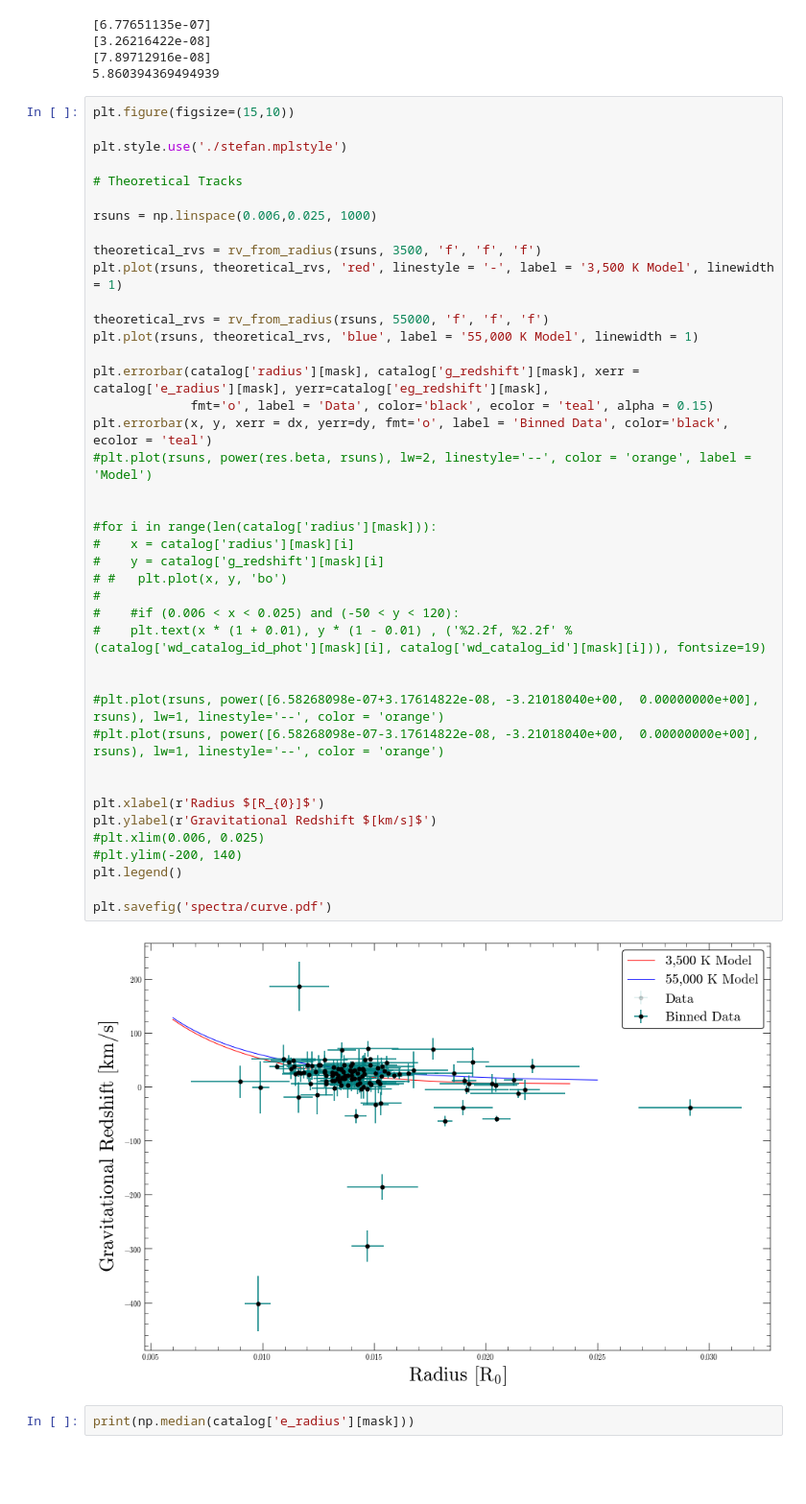
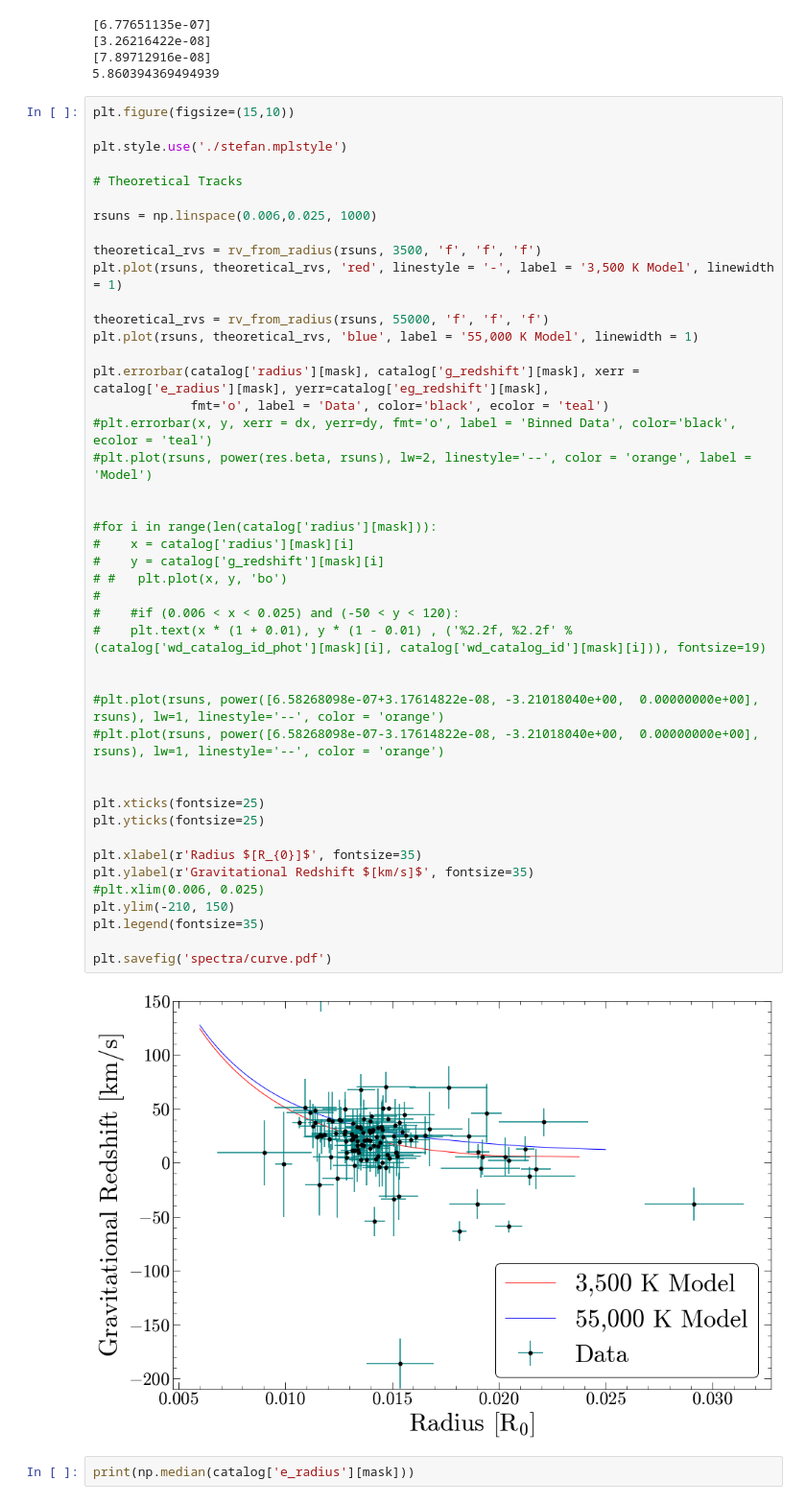
Before and after one commit to stefanarseneau/gravitational-redshift, a Jupyter notebook: 05_relation.ipynb, the cells around one changed output. Shown: that part at 96% size. Drawn from its saved outputs; the diff is of its cells as text; blank space fills up the shorter version.

```diff
--- a/05_relation.ipynb
+++ b/05_relation.ipynb
@@ -345,40 +345,43 @@ plt.style.use('./stefan.mplstyle')
 
 rsuns = np.linspace(0.006,0.025, 1000)
 
 theoretical_rvs = rv_from_radius(rsuns, 3500, 'f', 'f', 'f')
 plt.plot(rsuns, theoretical_rvs, 'red', linestyle = '-', label = '3,500 K Model', linewidth = 1)
 
 theoretical_rvs = rv_from_radius(rsuns, 55000, 'f', 'f', 'f')
 plt.plot(rsuns, theoretical_rvs, 'blue', label = '55,000 K Model', linewidth = 1)
 
 plt.errorbar(catalog['radius'][mask], catalog['g_redshift'][mask], xerr = catalog['e_radius'][mask], yerr=catalog['eg_redshift'][mask],
-             fmt='o', label = 'Data', color='black', ecolor = 'teal', alpha = 0.15)
-plt.errorbar(x, y, xerr = dx, yerr=dy, fmt='o', label = 'Binned Data', color='black', ecolor = 'teal')
+             fmt='o', label = 'Data', color='black', ecolor = 'teal')
+#plt.errorbar(x, y, xerr = dx, yerr=dy, fmt='o', label = 'Binned Data', color='black', ecolor = 'teal')
 #plt.plot(rsuns, power(res.beta, rsuns), lw=2, linestyle='--', color = 'orange', label = 'Model')
 
 
 #for i in range(len(catalog['radius'][mask])):
 #    x = catalog['radius'][mask][i]
 #    y = catalog['g_redshift'][mask][i]
 # #   plt.plot(x, y, 'bo')
 #
 #    #if (0.006 < x < 0.025) and (-50 < y < 120):
 #    plt.text(x * (1 + 0.01), y * (1 - 0.01) , ('%2.2f, %2.2f' % (catalog['wd_catalog_id_phot'][mask][i], catalog['wd_catalog_id'][mask][i])), fontsize=19)
 
 
 #plt.plot(rsuns, power([6.58268098e-07+3.17614822e-08, -3.21018040e+00,  0.00000000e+00], rsuns), lw=1, linestyle='--', color = 'orange')
 #plt.plot(rsuns, power([6.58268098e-07-3.17614822e-08, -3.21018040e+00,  0.00000000e+00], rsuns), lw=1, linestyle='--', color = 'orange')
 
 
-plt.xlabel(r'Radius $[R_{0}]$')
-plt.ylabel(r'Gravitational Redshift $[km/s]$')
+plt.xticks(fontsize=25)
+plt.yticks(fontsize=25)
+
+plt.xlabel(r'Radius $[R_{0}]$', fontsize=35)
+plt.ylabel(r'Gravitational Redshift $[km/s]$', fontsize=35)
 #plt.xlim(0.006, 0.025)
-#plt.ylim(-200, 140)
-plt.legend()
+plt.ylim(-210, 150)
+plt.legend(fontsize=35)
 
 plt.savefig('spectra/curve.pdf')
 # %% [output]
-[figure, old version]
+[figure, new version]
 # %%
 print(np.median(catalog['e_radius'][mask]))
 # %% [output]
```
Also changed, not shown: parts of 1 cell of this notebook, 1 other file.
